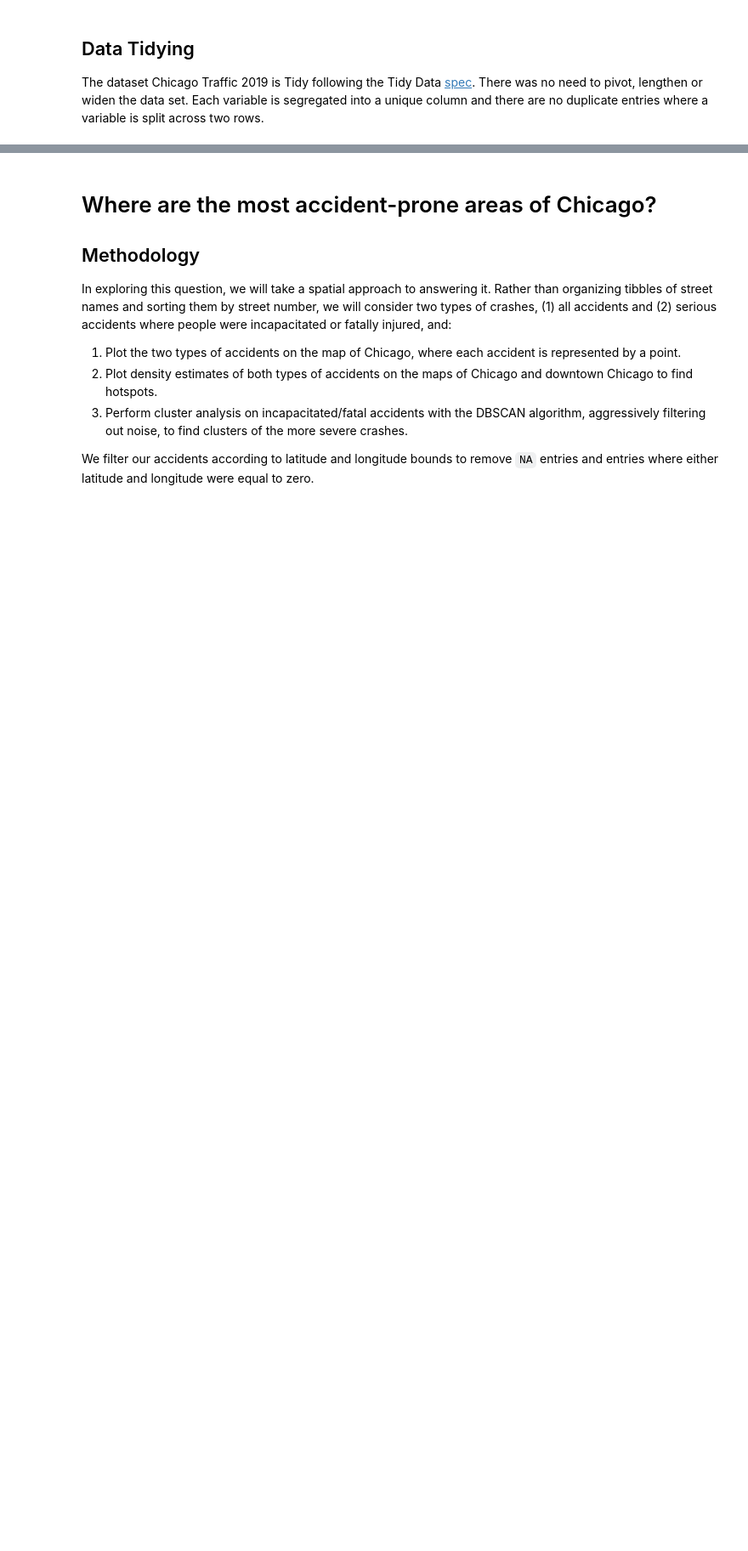
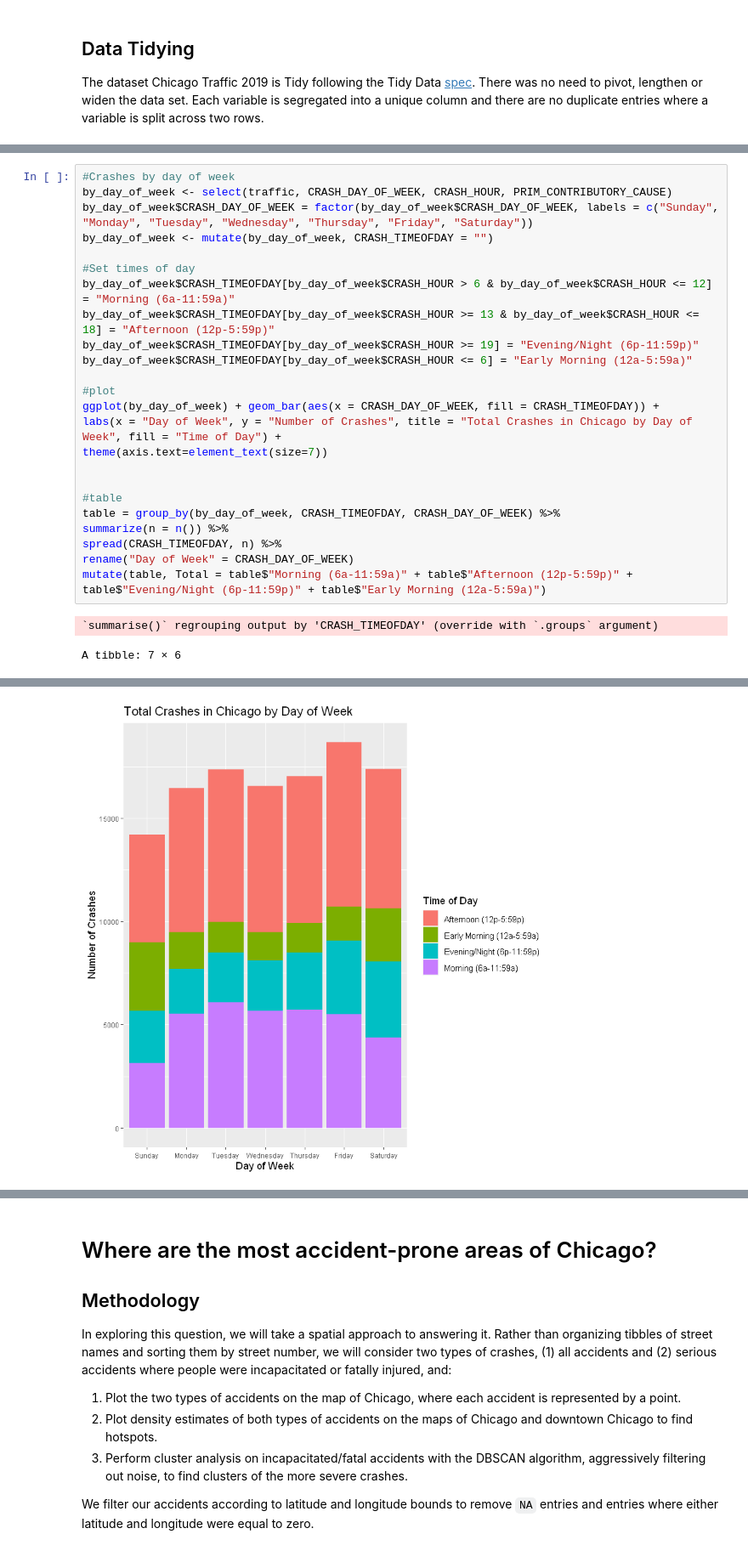
Before and after one commit to hetankevin/Chicago-Traffic-Accidents, a Jupyter notebook: chicagoLocations.ipynb, the cells around one changed output, grey strips where cells are left out. Shown at 85% size. Cells and saved outputs as stored; diff of their text form; blank space fills up the shorter version.

```diff
--- a/chicagoLocations.ipynb
+++ b/chicagoLocations.ipynb
@@ -127,0 +136,27 @@ The dataset Chicago Traffic 2019 is Tidy following the Tidy Data [spec](https://
+# %%
+#Crashes by day of week
+by_day_of_week <- select(traffic, CRASH_DAY_OF_WEEK, CRASH_HOUR, PRIM_CONTRIBUTORY_CAUSE)
+by_day_of_week$CRASH_DAY_OF_WEEK = factor(by_day_of_week$CRASH_DAY_OF_WEEK, labels = c("Sunday", "Monday", "Tuesday", "Wednesday", "Thursday", "Friday", "Saturday"))
+by_day_of_week <- mutate(by_day_of_week, CRASH_TIMEOFDAY = "")
+
+#Set times of day
+by_day_of_week$CRASH_TIMEOFDAY[by_day_of_week$CRASH_HOUR > 6 & by_day_of_week$CRASH_HOUR <= 12] = "Morning (6a-11:59a)"
+by_day_of_week$CRASH_TIMEOFDAY[by_day_of_week$CRASH_HOUR >= 13 & by_day_of_week$CRASH_HOUR <= 18] = "Afternoon (12p-5:59p)"
+by_day_of_week$CRASH_TIMEOFDAY[by_day_of_week$CRASH_HOUR >= 19] = "Evening/Night (6p-11:59p)"
+by_day_of_week$CRASH_TIMEOFDAY[by_day_of_week$CRASH_HOUR <= 6] = "Early Morning (12a-5:59a)"
+
+#plot
+ggplot(by_day_of_week) + geom_bar(aes(x = CRASH_DAY_OF_WEEK, fill = CRASH_TIMEOFDAY)) +
+labs(x = "Day of Week", y = "Number of Crashes", title = "Total Crashes in Chicago by Day of Week", fill = "Time of Day") +
+theme(axis.text=element_text(size=7))
+
+
+#table
+table = group_by(by_day_of_week, CRASH_TIMEOFDAY, CRASH_DAY_OF_WEEK) %>%
+summarize(n = n()) %>%
+spread(CRASH_TIMEOFDAY, n) %>%
+rename("Day of Week" = CRASH_DAY_OF_WEEK)
+mutate(table, Total = table$"Morning (6a-11:59a)" + table$"Afternoon (12p-5:59p)" + table$"Evening/Night (6p-11:59p)" + table$"Early Morning (12a-5:59a)")
+# %% [output]
+`summarise()` regrouping output by 'CRASH_TIMEOFDAY' (override with `.groups` argument)
+A tibble: 7 × 6
@@ -127,0 +172 @@ The dataset Chicago Traffic 2019 is Tidy following the Tidy Data [spec](https://
+[figure, added]
```
Also changed, not shown: parts of 29 cells of this notebook.
